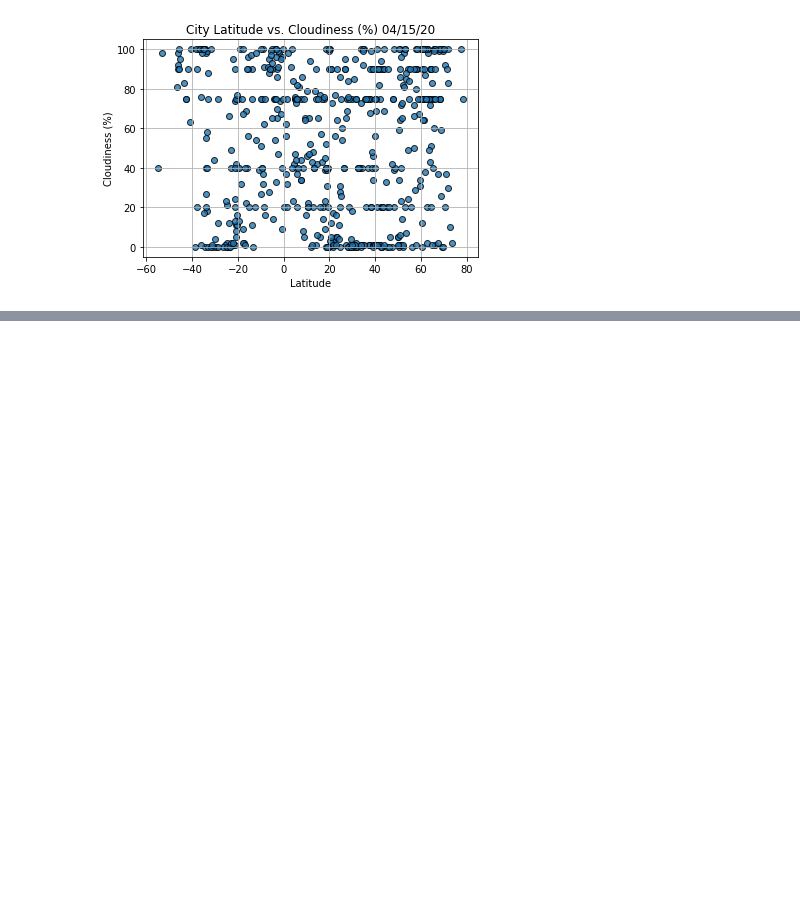
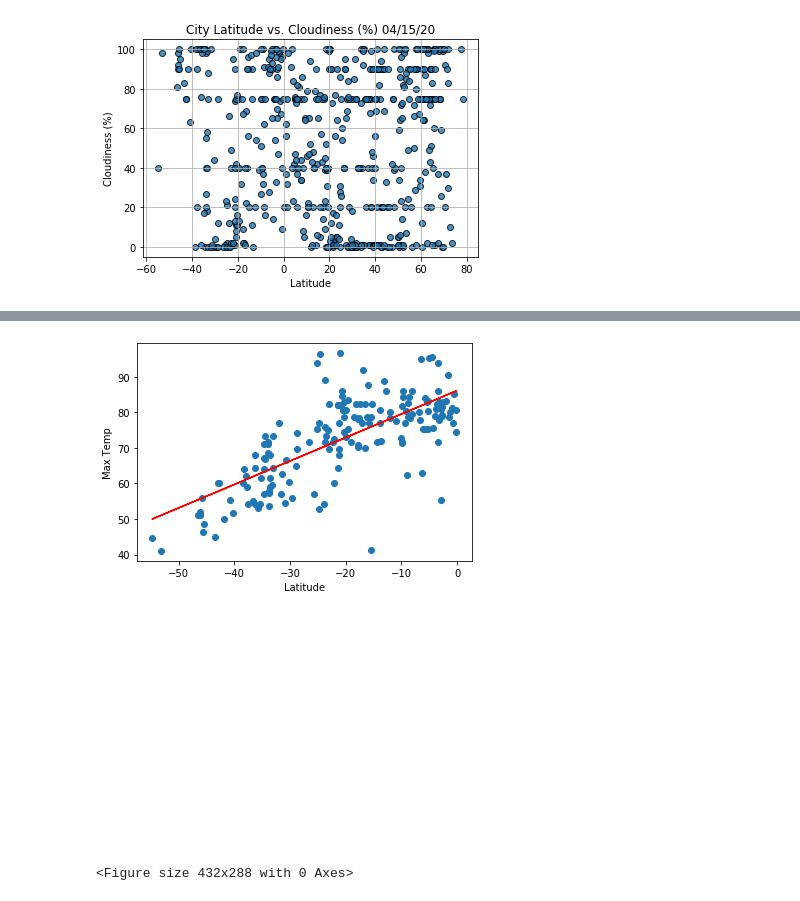
Before and after one commit to andres-rivas-pro/World_Weather_Analysis, a Jupyter notebook: WeatherPy.ipynb, the cells around one changed output, grey strips where cells are left out. Cells and saved outputs as stored; diff of their text form; code cells hidden in the pictures; blank space fills up the shorter version.

```diff
--- a/WeatherPy.ipynb
+++ b/WeatherPy.ipynb
@@ -214,0 +272,14 @@ plt.show()
+# %%
+# Northern hemisphere regression line and scatter plot for lat vs. Max Temp.
+S_max_temp_x_Series = southern_hemi_df['Lat']
+S_max_temp_y_Series = southern_hemi_df['Max Temp']
+# call function: plot_linear_function
+plot_linear_regression(S_max_temp_x_Series,
+                S_max_temp_y_Series,
+                'Linear Regression on the Southern Humisphere \n for Maximun Temperature',
+                'Max Temp', (10,-40))
+plt.savefig('weather_data/Regress_fig2.png')
+plt.show()
+# %% [output]
+[figure, added]
+<Figure size 432x288 with 0 Axes>
```
Also changed, not shown: parts of 11 cells of this notebook, 9 other files.
